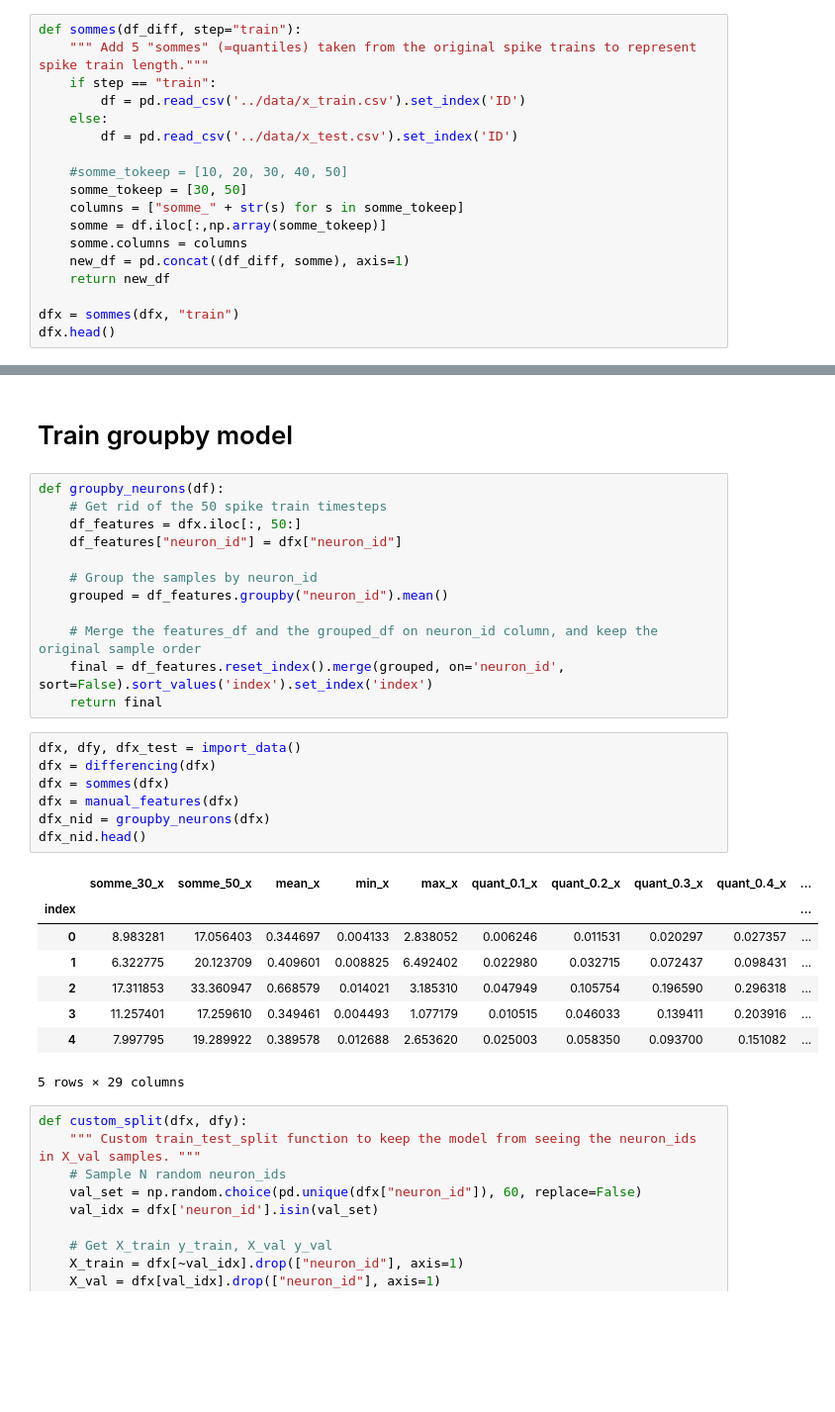
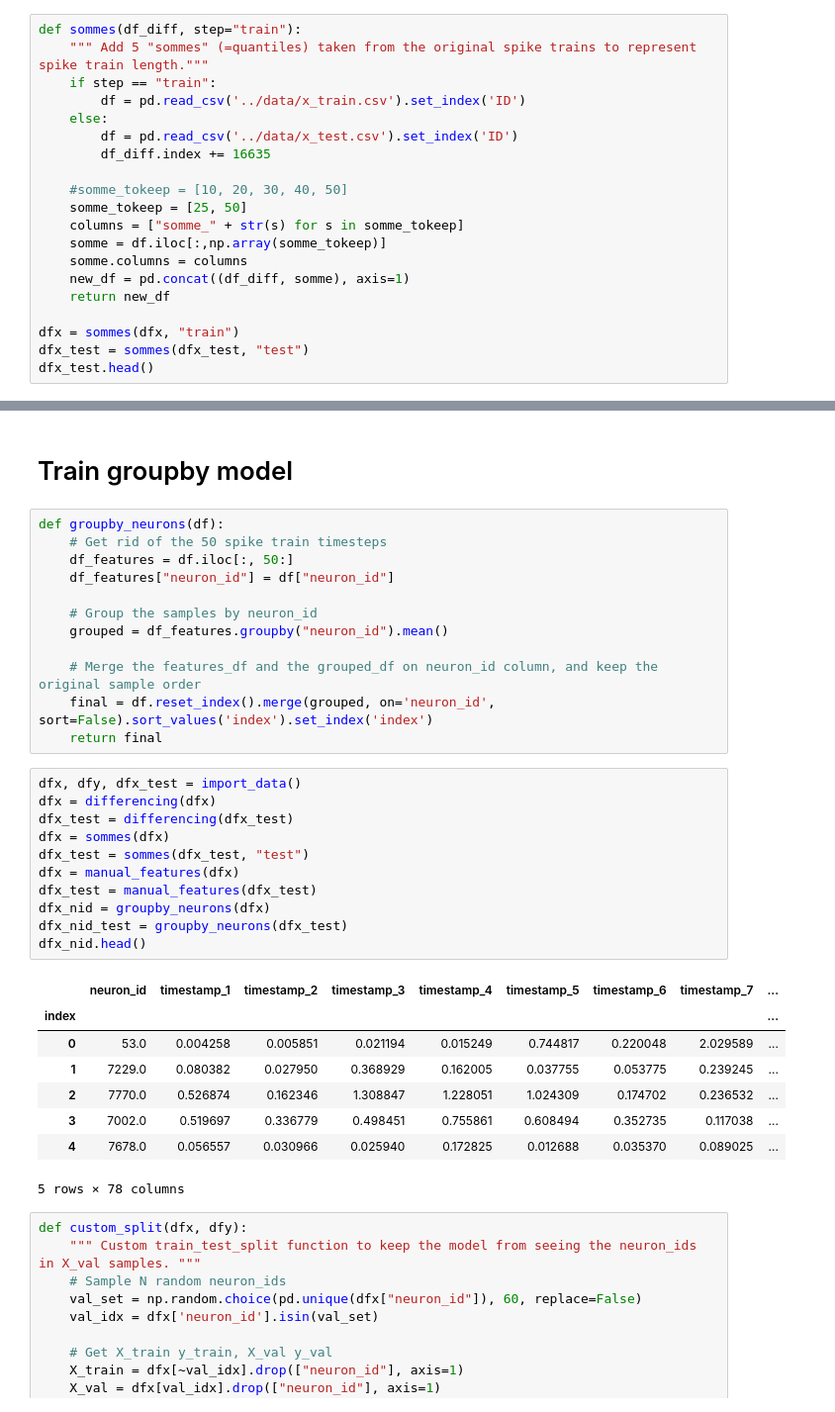
Before and after one commit to tristandeborde/ENS_data, a Jupyter notebook: src/v2_challenge.ipynb, the cells around one changed output, grey strips where cells are left out. Shown at 99% size. Cells and saved outputs as stored; diff of their text form; blank space fills up the shorter version.

```diff
--- a/src/v2_challenge.ipynb
+++ b/src/v2_challenge.ipynb
@@ -50,9 +60,10 @@ def sommes(df_diff, step="train"):
         df = pd.read_csv('../data/x_train.csv').set_index('ID')
     else:
         df = pd.read_csv('../data/x_test.csv').set_index('ID')
+        df_diff.index += 16635
 
     #somme_tokeep = [10, 20, 30, 40, 50]
-    somme_tokeep = [30, 50]
+    somme_tokeep = [25, 50]
     columns = ["somme_" + str(s) for s in somme_tokeep]
     somme = df.iloc[:,np.array(somme_tokeep)]
     somme.columns = columns
@@ -60,6 +71,7 @@ def sommes(df_diff, step="train"):
     return new_df
 
 dfx = sommes(dfx, "train")
-dfx.head()
+dfx_test = sommes(dfx_test, "test")
+dfx_test.head()
 # %% [output]
 |  | neuron_id | timestamp_1 | timestamp_2 | timestamp_3 | timestamp_4 | timestamp_5 | timestamp_6 | timestamp_7 | ... |
@@ -190,31 +230,35 @@ CKS:  0.2957644995300206
 # %%
 def groupby_neurons(df):
     # Get rid of the 50 spike train timesteps
-    df_features = dfx.iloc[:, 50:]
-    df_features["neuron_id"] = dfx["neuron_id"]
+    df_features = df.iloc[:, 50:]
+    df_features["neuron_id"] = df["neuron_id"]
 
     # Group the samples by neuron_id
     grouped = df_features.groupby("neuron_id").mean()
 
     # Merge the features_df and the grouped_df on neuron_id column, and keep the original sample order
-    final = df_features.reset_index().merge(grouped, on='neuron_id', sort=False).sort_values('index').set_index('index')
+    final = df.reset_index().merge(grouped, on='neuron_id', sort=False).sort_values('index').set_index('index')
     return final
 # %%
 dfx, dfy, dfx_test = import_data()
 dfx = differencing(dfx)
+dfx_test = differencing(dfx_test)
 dfx = sommes(dfx)
+dfx_test = sommes(dfx_test, "test")
 dfx = manual_features(dfx)
+dfx_test = manual_features(dfx_test)
 dfx_nid = groupby_neurons(dfx)
+dfx_nid_test = groupby_neurons(dfx_test)
 dfx_nid.head()
 # %% [output]
-|  | somme_30_x | somme_50_x | mean_x | min_x | max_x | quant_0.1_x | quant_0.2_x | quant_0.3_x | quant_0.4_x | ... |
-| index |  |  |  |  |  |  |  |  |  | ... |
-| 0 | 8.983281 | 17.056403 | 0.344697 | 0.004133 | 2.838052 | 0.006246 | 0.011531 | 0.020297 | 0.027357 | ... |
-| 1 | 6.322775 | 20.123709 | 0.409601 | 0.008825 | 6.492402 | 0.022980 | 0.032715 | 0.072437 | 0.098431 | ... |
-| 2 | 17.311853 | 33.360947 | 0.668579 | 0.014021 | 3.185310 | 0.047949 | 0.105754 | 0.196590 | 0.296318 | ... |
-| 3 | 11.257401 | 17.259610 | 0.349461 | 0.004493 | 1.077179 | 0.010515 | 0.046033 | 0.139411 | 0.203916 | ... |
-| 4 | 7.997795 | 19.289922 | 0.389578 | 0.012688 | 2.653620 | 0.025003 | 0.058350 | 0.093700 | 0.151082 | ... |
+|  | neuron_id | timestamp_1 | timestamp_2 | timestamp_3 | timestamp_4 | timestamp_5 | timestamp_6 | timestamp_7 | ... |
+| index |  |  |  |  |  |  |  |  | ... |
+| 0 | 53.0 | 0.004258 | 0.005851 | 0.021194 | 0.015249 | 0.744817 | 0.220048 | 2.029589 | ... |
+| 1 | 7229.0 | 0.080382 | 0.027950 | 0.368929 | 0.162005 | 0.037755 | 0.053775 | 0.239245 | ... |
+| 2 | 7770.0 | 0.526874 | 0.162346 | 1.308847 | 1.228051 | 1.024309 | 0.174702 | 0.236532 | ... |
+| 3 | 7002.0 | 0.519697 | 0.336779 | 0.498451 | 0.755861 | 0.608494 | 0.352735 | 0.117038 | ... |
+| 4 | 7678.0 | 0.056557 | 0.030966 | 0.025940 | 0.172825 | 0.012688 | 0.035370 | 0.089025 | ... |
-5 rows × 29 columns
+5 rows × 78 columns
 # %%
 def custom_split(dfx, dfy):
     """ Custom train_test_split function to keep the model from seeing the neuron_ids in X_val samples. """
```
Also changed, not shown: parts of 28 cells of this notebook, 1 other file.
